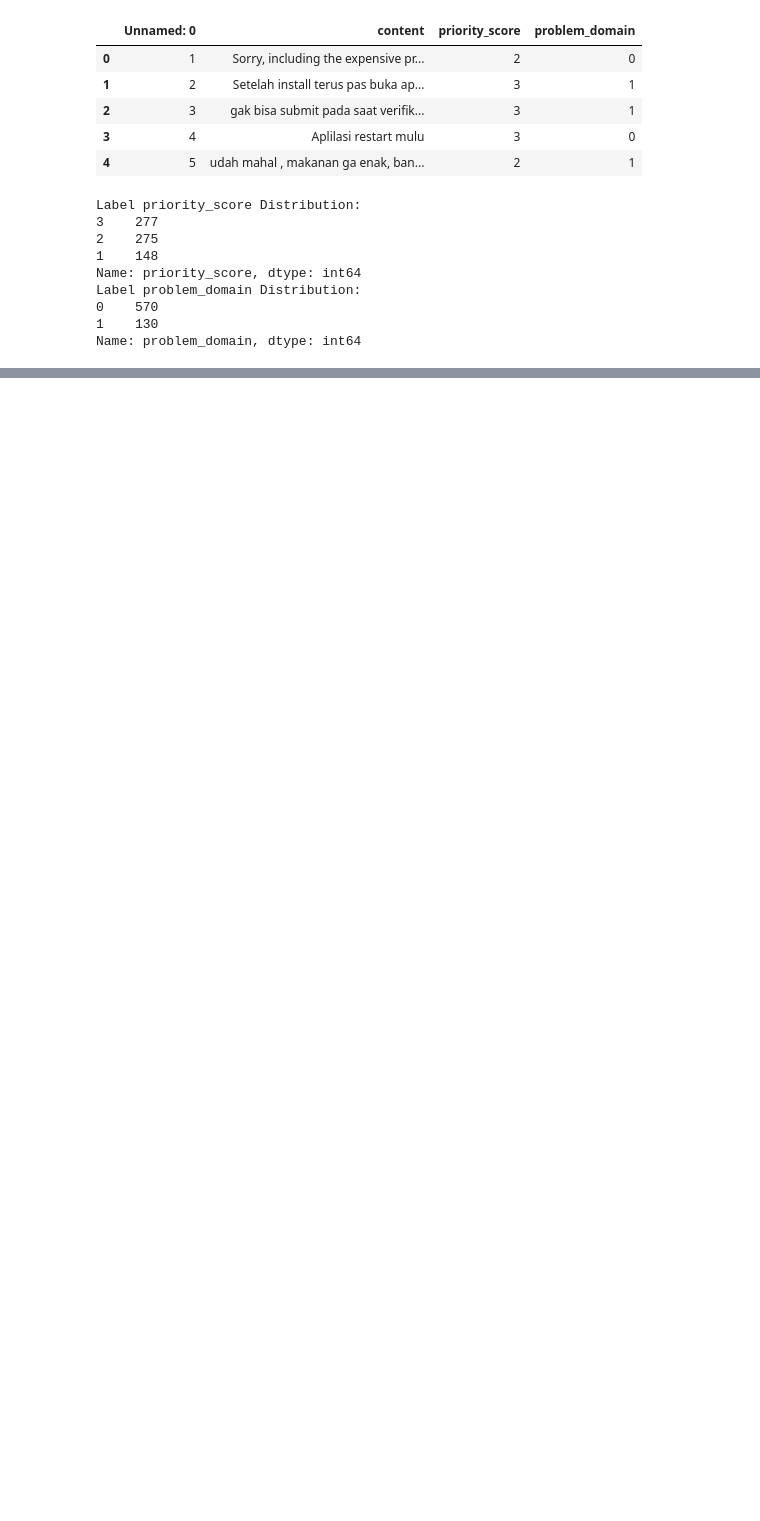
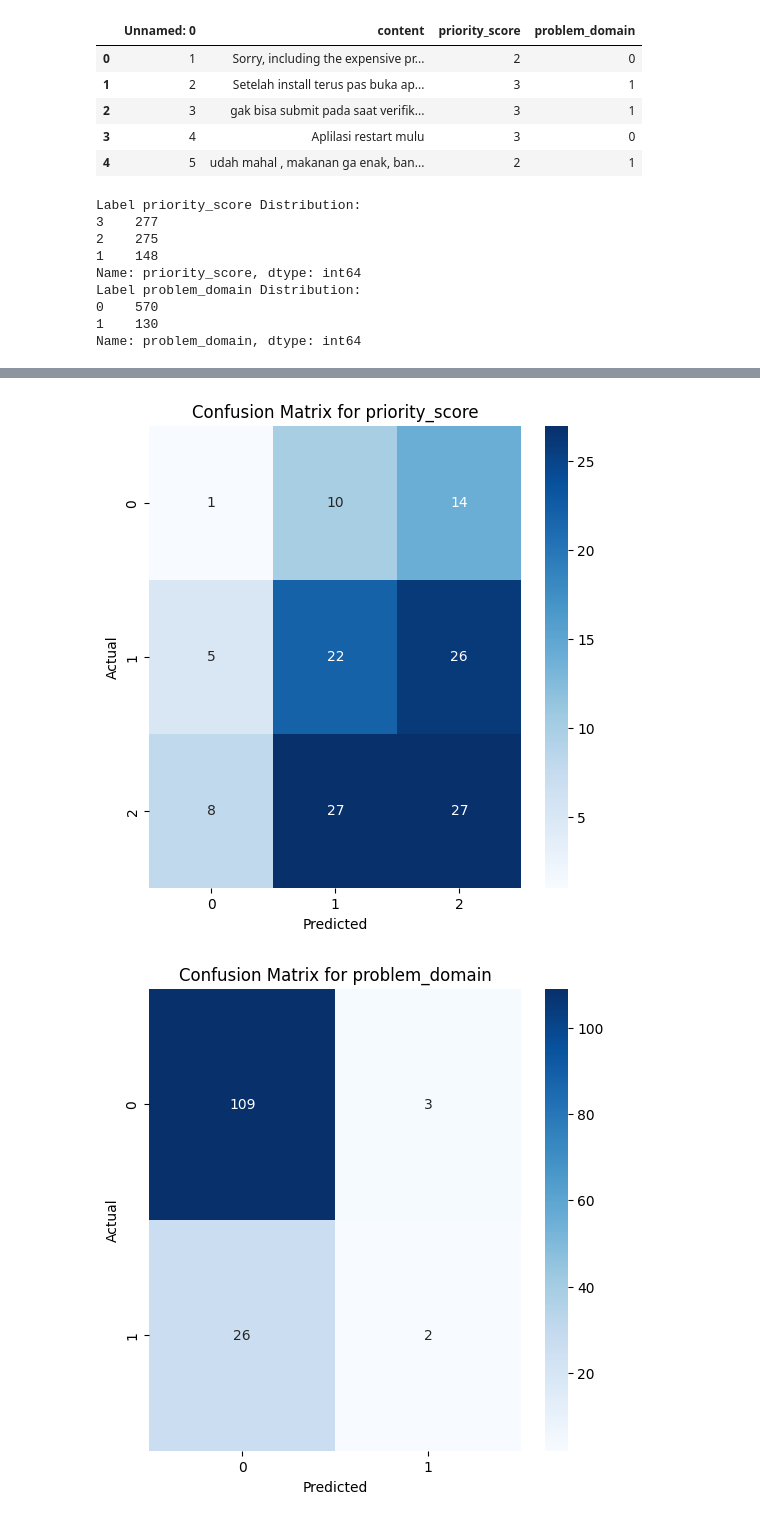
Before and after one commit to yehezkielgunawan/thesis-risk-classification, a Jupyter notebook: RF_Classification.ipynb, the cells around one changed output, grey strips where cells are left out. Drawn from its saved outputs; the diff is of its cells as text; code cells hidden in the pictures; blank space fills up the shorter version.

```diff
--- a/RF_Classification.ipynb
+++ b/RF_Classification.ipynb
@@ -98,10 +93,4 @@ class_weights2 = {
 }
 
 # Split the data into training and testing sets
-X_train, X_test, y_train1, y_test1, y_train2, y_test2 = train_test_split(embeddings, priority_score, problem_domain, test_size=0.15, random_state=42)
-
-# Train the Random Forest classifiers for each label
-rf_classifier1 = RandomForestClassifier(class_weight=class_weights1, n_estimators=100, random_state=50)
-rf_classifier2 = RandomForestClassifier(class_weight=class_weights2, n_estimators=100, random_state=50)
-rf_classifier1.fit(X_train, y_train1)
-rf_classifier2.fit(X_train, y_train2)
+X_train, X_test, y_train1, y_test1, y_train2, y_test2 = train_test_split(embeddings, priority_score, problem_domain, test_size=0.2, random_state=42)
@@ -180,14 +104,14 @@ param_grid1 = {
 
 # Define the parameter grid for Grid Search for problem_domain
 param_grid2 = {
-    'n_estimators': [100, 200, 300],
-    'max_depth': [None, 5, 10],
-    'min_samples_split': [2, 3, 5]
+    'n_estimators': [50, 100, 200],
+    'max_depth': [None, 10, 20],
+    'min_samples_split': [2, 5, 10]
 }
 
 # Initialize the Random Forest classifiers
-rf_classifier1 = RandomForestClassifier(random_state=50)
-rf_classifier2 = RandomForestClassifier(random_state=50)
+rf_classifier1 = RandomForestClassifier(class_weight=class_weights1, random_state=42)
+rf_classifier2 = RandomForestClassifier(class_weight=class_weights2, random_state=42)
 
 # Perform Grid Search to find the best hyperparameters for priority_score
 grid_search1 = GridSearchCV(estimator=rf_classifier1, param_grid=param_grid1, cv=5)
@@ -236,0 +161,24 @@ weighted avg       0.60      0.77      0.67       105
+# %%
+# Function to plot confusion matrix
+def plot_confusion_matrix(cm, title):
+    plt.figure(figsize=(6, 6))
+    sns.heatmap(cm, annot=True, fmt=".0f", cmap='Blues', xticklabels=True, yticklabels=True)
+    plt.xlabel('Predicted')
+    plt.ylabel('Actual')
+    plt.title(title)
+    plt.show()
+# %%
+# Calculate confusion matrix for Label 1
+cm1 = confusion_matrix(y_test1, y_pred1)
+
+# Plot confusion matrix for Label 1
+plot_confusion_matrix(cm1, title="Confusion Matrix for priority_score")
+
+# Calculate confusion matrix for Label 2
+cm2 = confusion_matrix(y_test2, y_pred2)
+
+# Plot confusion matrix for Label 2
+plot_confusion_matrix(cm2, title="Confusion Matrix for problem_domain")
+# %% [output]
+[figure, added]
+[figure, added]
```
Also changed, not shown: parts of 7 cells of this notebook.
